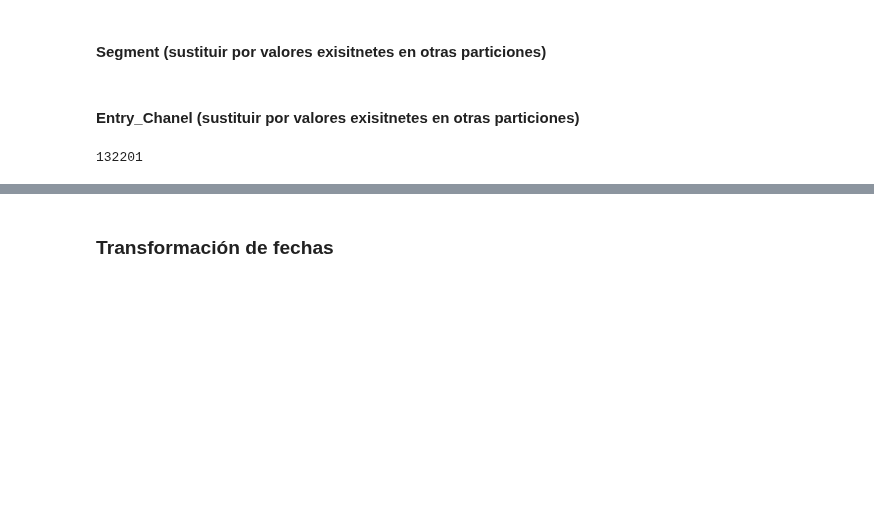
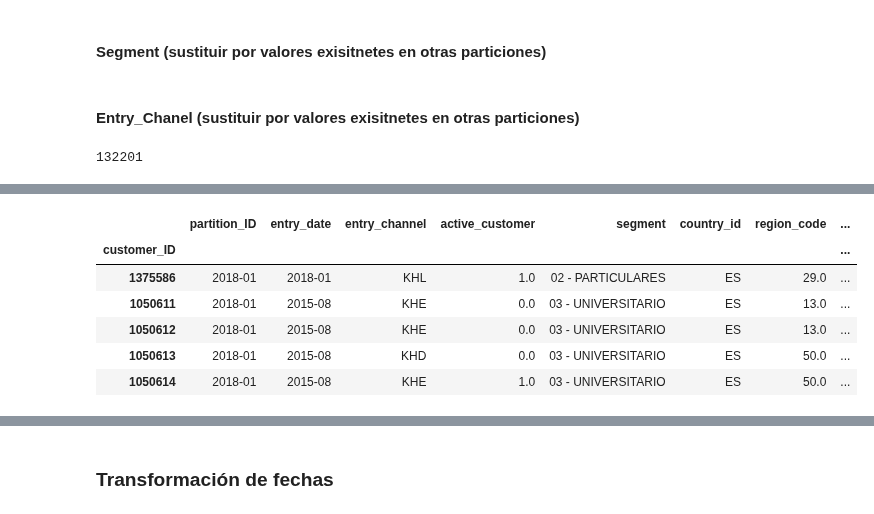
Before and after one commit to RicardColomOrero/easymoney, a Jupyter notebook: Easymoney.ipynb, the cells around one changed output, grey strips where cells are left out. Cells and saved outputs as stored; diff of their text form; code cells hidden in the pictures; blank space fills up the shorter version.

```diff
--- a/Easymoney.ipynb
+++ b/Easymoney.ipynb
@@ -859,3 +857,7 @@ df_raw = customer_commercial_activity_raw.merge(customer_sociodemographics_raw,
+# %%
+#Merge de customer_commercial_activity y customer_sociodemografics, customer_products lo dejamos para más tarde
+
+df1_raw=customer_commercial_activity_raw.merge(customer_sociodemographics_raw, on=["pk_cid","pk_partition"])
 # %%
 customer_commercial_activity_raw.shape
 # %% [output]
@@ -916,7 +918,7 @@ memory usage: 1.4+ GB
 # n = int(len(df_raw) * 0.1)
 # df1 = df_raw.sample(n)
 # %%
-df1 = df_raw.copy()
+df1 = df1_raw.copy()
 # %%
 df1.shape
 # %% [output]
@@ -925,7 +927,6 @@ df1.shape
 #  Eliminamos las columnas "Unnamed"
 df1.drop("Unnamed: 0_x", axis = 1, inplace = True)
 df1.drop("Unnamed: 0_y", axis = 1, inplace = True)
-df1.drop("Unnamed: 0", axis = 1, inplace = True)
 # %%
 # Renombrar columnas para alinear el naming, por ejemplo variable cid como "client_ID", pk_sale como "sale_ID"
 df1.rename({"pk_cid": "customer_ID","pk_partition": "partition_ID"},axis='columns',inplace = True)
@@ -1010,8 +990,4 @@ em_acount                   0
 dtype: int64
-# %%
-# Eliminamos valores nulos de "payroll" y "pension_plan"
-
-df1.dropna(subset = ['pension_plan'], inplace = True)
 # %%
 # Asignamos valor extremos a "salary", "gender", "region_code" ya que vamos a hacer un DecisionTree
 
@@ -1252,0 +1162,10 @@ df1['entry_channel'].fillna(value='ZZZ',inplace=True)
+# %%
+df1.head()
+# %% [output]
+|  | partition_ID | entry_date | entry_channel | active_customer | segment | country_id | region_code | ... |
+| customer_ID |  |  |  |  |  |  |  | ... |
+| 1375586 | 2018-01 | 2018-01 | KHL | 1.0 | 02 - PARTICULARES | ES | 29.0 | ... |
+| 1050611 | 2018-01 | 2015-08 | KHE | 0.0 | 03 - UNIVERSITARIO | ES | 13.0 | ... |
+| 1050612 | 2018-01 | 2015-08 | KHE | 0.0 | 03 - UNIVERSITARIO | ES | 13.0 | ... |
+| 1050613 | 2018-01 | 2015-08 | KHD | 0.0 | 03 - UNIVERSITARIO | ES | 50.0 | ... |
+| 1050614 | 2018-01 | 2015-08 | KHE | 1.0 | 03 - UNIVERSITARIO | ES | 50.0 | ... |
```
Also changed, not shown: parts of 104 cells of this notebook.
